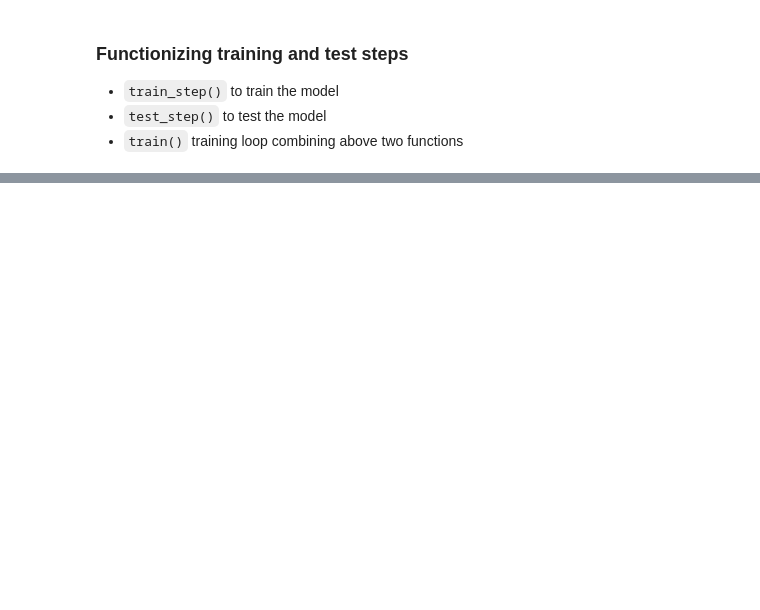
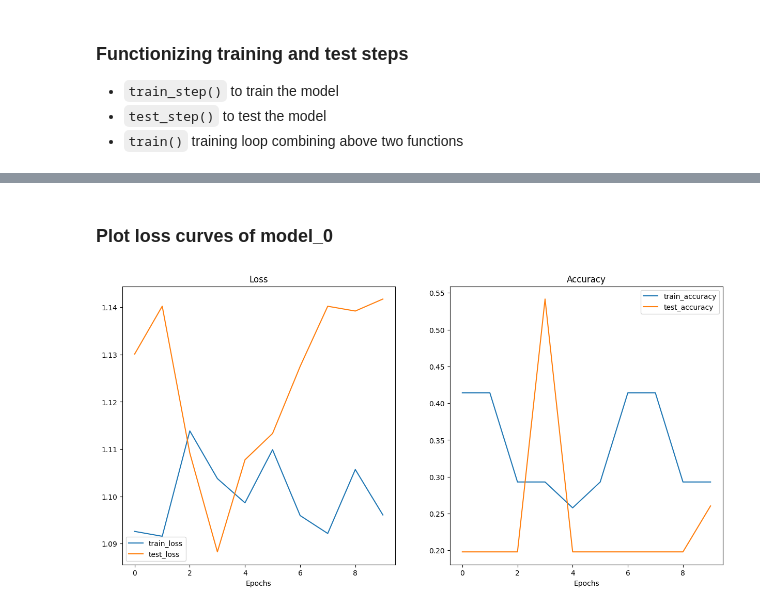
Before and after one commit to JpChii/pytorch, a Jupyter notebook: computer_vision/2-custom-datasets.ipynb, the cells around one changed output, grey strips where cells are left out. Cells and saved outputs as stored; diff of their text form; code cells hidden in the pictures; blank space fills up the shorter version.

```diff
--- a/computer_vision/2-custom-datasets.ipynb
+++ b/computer_vision/2-custom-datasets.ipynb
@@ -202,7 +203,7 @@ train_data = datasets.ImageFolder(
 
 test_data = datasets.ImageFolder(
     root=test_dir,
-    transform=data_transform
+    transform=data_transform,
 )
 
 print(f"Train data:\n{train_data}\nTest data:\n{test_data}")
@@ -994,0 +1005,44 @@ Epoch: 9 | Train loss: 1.089 | Train accuracy: 0.426 | Test loss: 1.154 | Test a
+# %% [markdown]
+### Plot loss curves of model_0
+# %%
+def plot_loss_curves(results: Dict[str, List[float]]):
+  """
+  Plots training curves of a results dictionary
+
+  Args:
+    results(dict): dictionary containing list of values
+  """
+
+  # Get the loss values of from results dictionary (training and test)
+  loss = torch.tensor(results["train_loss"])
+  test_loss = torch.tensor(results["test_loss"])
+
+  # Get the accuracy values from results dictionary (training and test)
+  accuracy = torch.tensor(results["train_acc"])
+  test_accuracy = torch.tensor(results["test_acc"])
+
+  # Figure out the number of epochs, should be equal to one of the results
+  epochs = range(len(results["train_loss"]))
+
+  # Setup a plot
+  plt.figure(figsize=(15, 7))
+
+  # Plot loss
+  plt.subplot(1, 2, 1)
+  plt.plot(epochs, loss, label="train_loss")
+  plt.plot(epochs, test_loss, label="test_loss")
+  plt.title("Loss")
+  plt.xlabel("Epochs")
+  plt.legend()
+
+  # Plot accuracy
+  plt.subplot(1, 2, 2)
+  plt.plot(epochs, accuracy, label="train_accuracy")
+  plt.plot(epochs, test_accuracy, label="test_accuracy")
+  plt.title("Accuracy")
+  plt.xlabel("Epochs")
+  plt.legend();
+# %%
+plot_loss_curves(results)
+# %% [output]
+[figure, added]
```
Also changed, not shown: parts of 29 cells of this notebook.
